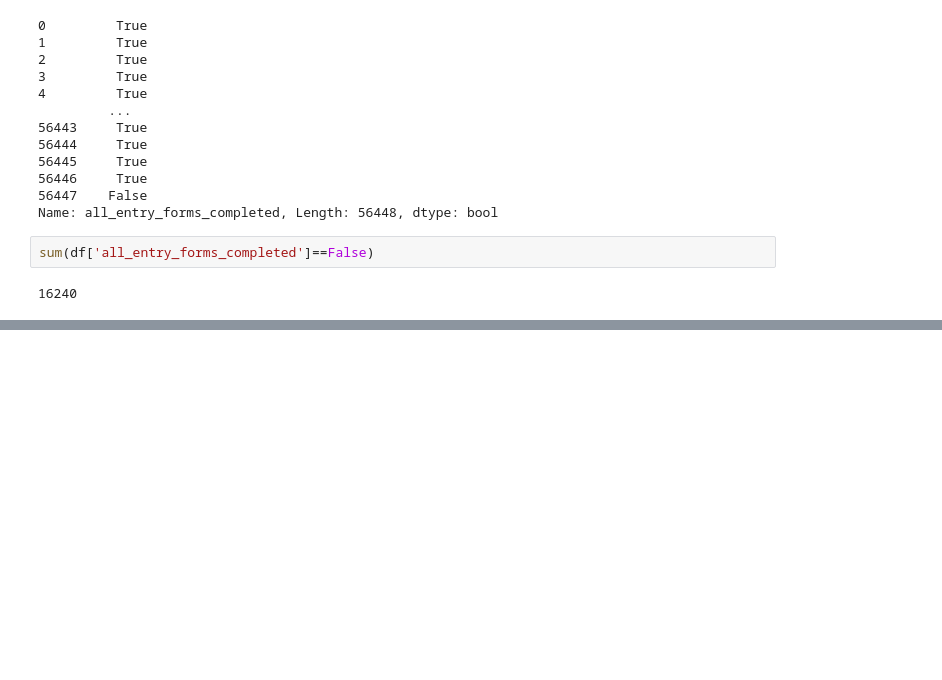
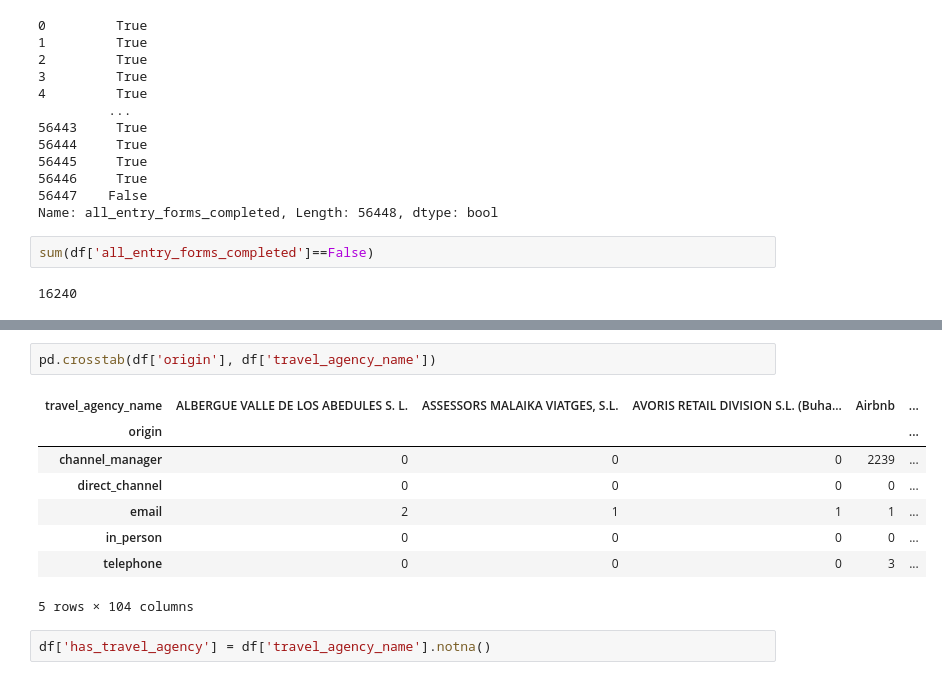
Before and after one commit to javierllorenteMon/RETO_06_VerdeOSCURO, a Jupyter notebook: 01-Limpieza.ipynb, the cells around one changed output, grey strips where cells are left out. Cells and saved outputs as stored; diff of their text form; blank space fills up the shorter version.

```diff
--- a/01-Limpieza.ipynb
+++ b/01-Limpieza.ipynb
@@ -199,0 +314,13 @@ sum(df['all_entry_forms_completed']==False)
+# %%
+pd.crosstab(df['origin'], df['travel_agency_name'])
+# %% [output]
+| travel_agency_name | ALBERGUE VALLE DE LOS ABEDULES S. L. | ASSESSORS MALAIKA VIATGES, S.L. | AVORIS RETAIL DIVISION S.L. (Buha... | Airbnb | ... |
+| origin |  |  |  |  | ... |
+| channel_manager | 0 | 0 | 0 | 2239 | ... |
+| direct_channel | 0 | 0 | 0 | 0 | ... |
+| email | 2 | 1 | 1 | 1 | ... |
+| in_person | 0 | 0 | 0 | 0 | ... |
+| telephone | 0 | 0 | 0 | 3 | ... |
+5 rows × 104 columns
+# %%
+df['has_travel_agency'] = df['travel_agency_name'].notna()
```
Also changed, not shown: parts of 23 cells of this notebook.
